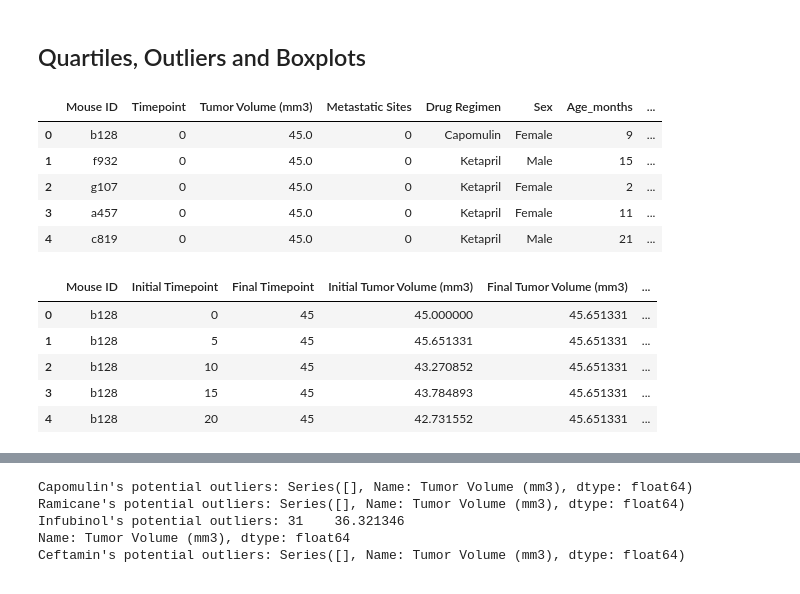
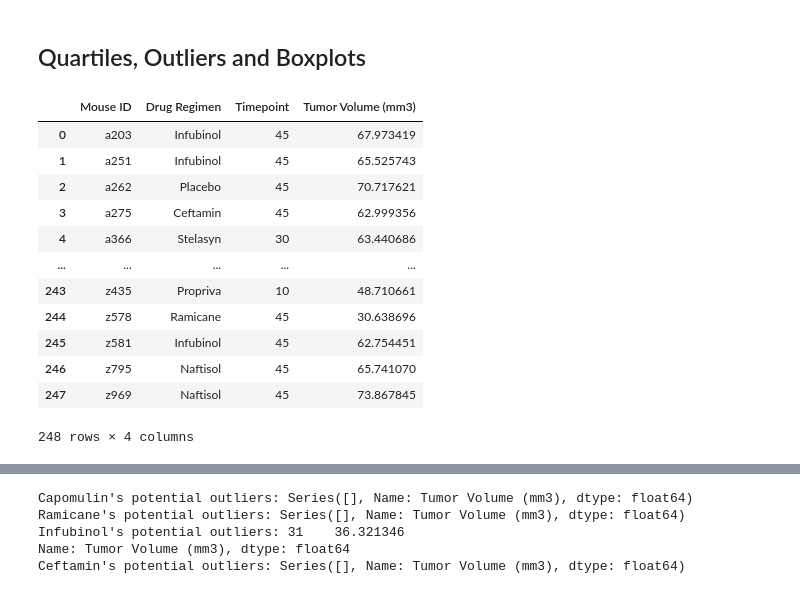
Before and after one commit to Olufemi-Olarewaju/Pymaceuticals, a Jupyter notebook: pymaceuticals_starter.ipynb, the cells around one changed output, grey strips where cells are left out. Drawn from its saved outputs; the diff is of its cells as text; code cells hidden in the pictures.

```diff
--- a/pymaceuticals_starter.ipynb
+++ b/pymaceuticals_starter.ipynb
@@ -172,37 +172,27 @@ plt.show()
 [figure]
 # %% [markdown]
 ## Quartiles, Outliers and Boxplots
-# %%
-clean_data_df.head()
-# %% [output]
-|  | Mouse ID | Timepoint | Tumor Volume (mm3) | Metastatic Sites | Drug Regimen | Sex | Age_months | ... |
-| 0 | b128 | 0 | 45.0 | 0 | Capomulin | Female | 9 | ... |
-| 1 | f932 | 0 | 45.0 | 0 | Ketapril | Male | 15 | ... |
-| 2 | g107 | 0 | 45.0 | 0 | Ketapril | Female | 2 | ... |
-| 3 | a457 | 0 | 45.0 | 0 | Ketapril | Female | 11 | ... |
-| 4 | c819 | 0 | 45.0 | 0 | Ketapril | Male | 21 | ... |
-# %%
-# Calculate the final tumor volume of each mouse across four of the treatment regimens:
-# Capomulin, Ramicane, Infubinol, and Ceftamin
-
-# Start by getting the last (greatest) timepoint for each mouse
-group_timepoint_df = clean_data_df[["Mouse ID", "Timepoint",
-                                    "Tumor Volume (mm3)"]].groupby("Mouse ID").max()
-
-# Merge this group df with the original DataFrame to get the tumor volume at the last timepoint
-merged_timepoint_df = pd.merge(clean_data_df, group_timepoint_df, on="Mouse ID")
-
-greatest_timepoint_df = merged_timepoint_df[["Mouse ID", "Timepoint_x", "Timepoint_y", "Tumor Volume (mm3)_x",
-                                                "Tumor Volume (mm3)_y", "Drug Regimen", "Sex"]]
-greatest_timepoint_df = greatest_timepoint_df.rename(columns={"Timepoint_x": "Initial Timepoint",
-                                                                "Tumor Volume (mm3)_x":"Initial Tumor Volume (mm3)",
-                                                                "Timepoint_y":"Final Timepoint",
-                                                                "Tumor Volume (mm3)_y":"Final Tumor Volume (mm3)"})
-greatest_timepoint_df.head()
-# %% [output]
-|  | Mouse ID | Initial Timepoint | Final Timepoint | Initial Tumor Volume (mm3) | Final Tumor Volume (mm3) | ... |
-| 0 | b128 | 0 | 45 | 45.000000 | 45.651331 | ... |
-| 1 | b128 | 5 | 45 | 45.651331 | 45.651331 | ... |
-| 2 | b128 | 10 | 45 | 43.270852 | 45.651331 | ... |
-| 3 | b128 | 15 | 45 | 43.784893 | 45.651331 | ... |
-| 4 | b128 | 20 | 45 | 42.731552 | 45.651331 | ... |
+# %%
+# Calculate the final tumor volume of each mouse across four of the treatment regimens:
+# Capomulin, Ramicane, Infubinol, and Ceftamin
+
+# Start by getting the last (greatest) timepoint for each mouse
+last_timepoint_per_mouse = clean_data_df.groupby("Mouse ID").max()["Timepoint"]
+last_timepoint_per_mouse_df = pd.DataFrame(last_timepoint_per_mouse)
+final_tumor_vol_df = pd.merge(last_timepoint_per_mouse, clean_data_df, on=("Mouse ID", "Timepoint"), how="left")
+final_tumor_vol_df = final_tumor_vol_df[["Mouse ID", "Drug Regimen", "Timepoint", "Tumor Volume (mm3)"]]
+final_tumor_vol_df
+# %% [output]
+|  | Mouse ID | Drug Regimen | Timepoint | Tumor Volume (mm3) |
+| 0 | a203 | Infubinol | 45 | 67.973419 |
+| 1 | a251 | Infubinol | 45 | 65.525743 |
+| 2 | a262 | Placebo | 45 | 70.717621 |
+| 3 | a275 | Ceftamin | 45 | 62.999356 |
+| 4 | a366 | Stelasyn | 30 | 63.440686 |
+| ... | ... | ... | ... | ... |
+| 243 | z435 | Propriva | 10 | 48.710661 |
+| 244 | z578 | Ramicane | 45 | 30.638696 |
+| 245 | z581 | Infubinol | 45 | 62.754451 |
+| 246 | z795 | Naftisol | 45 | 65.741070 |
+| 247 | z969 | Naftisol | 45 | 73.867845 |
+248 rows × 4 columns
```
Also changed, not shown: parts of 5 cells of this notebook.
